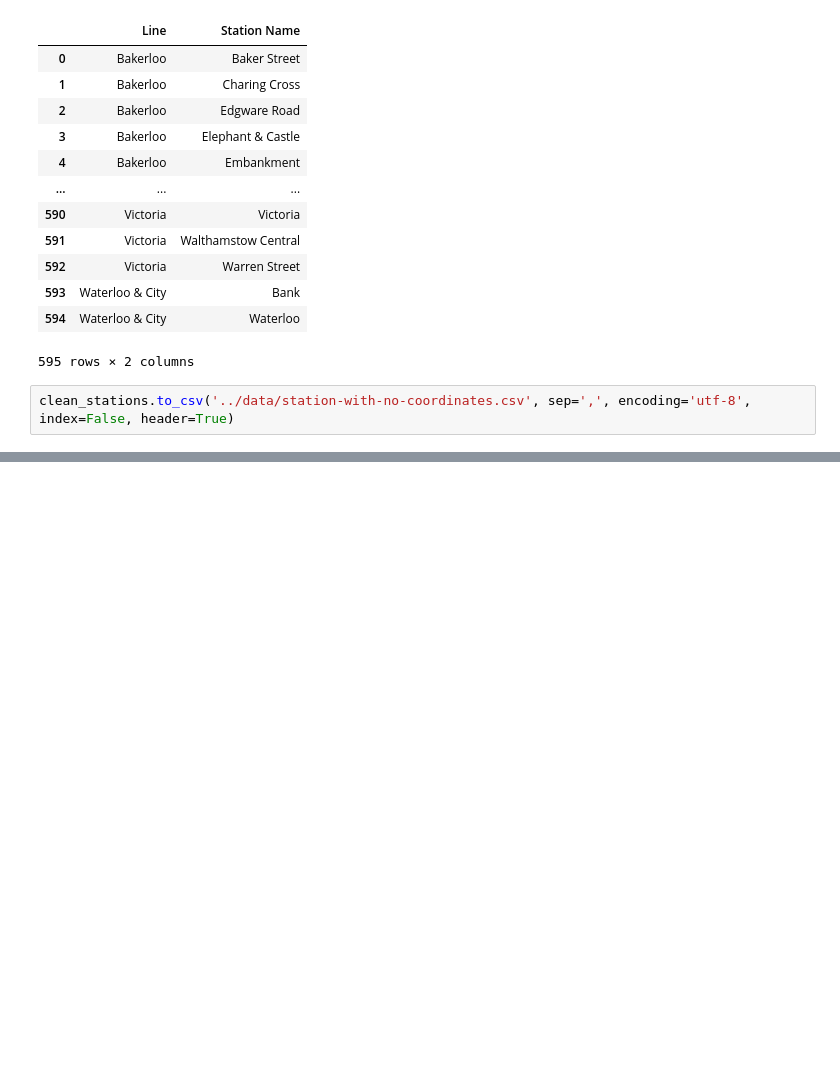
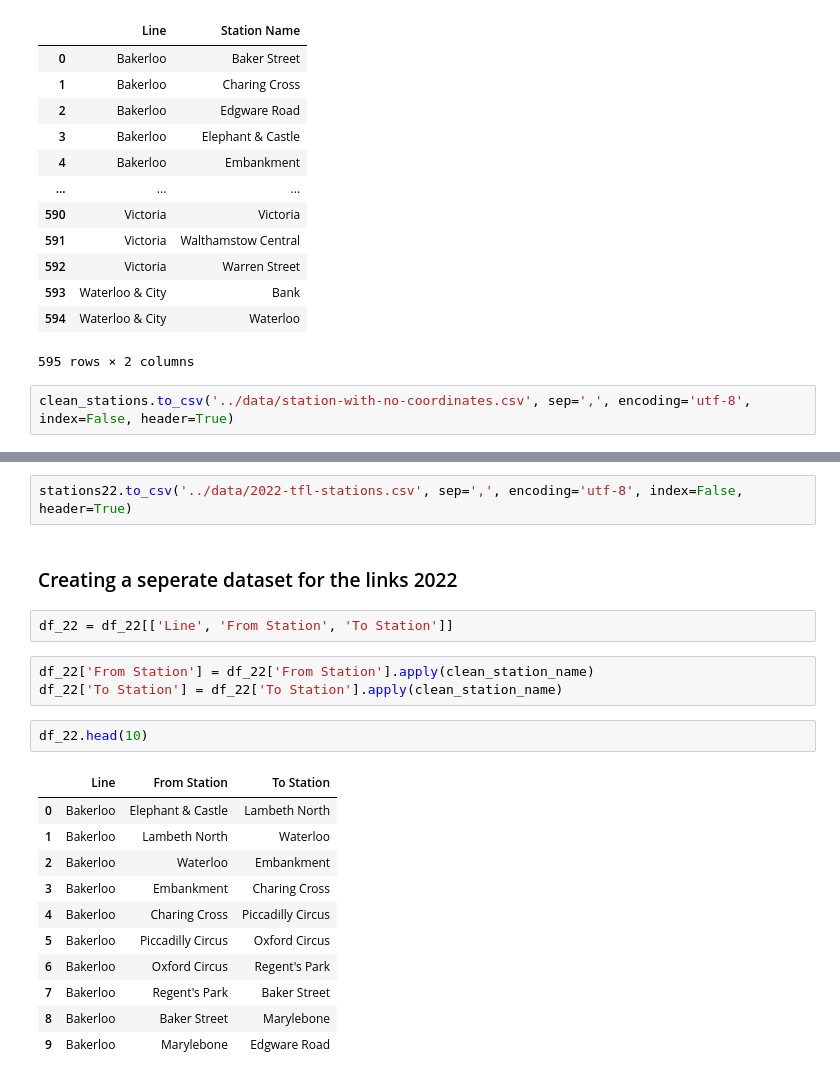
Before and after one commit to AimanxxAnsari/analysis-of-tfl-data, a Jupyter notebook: python-notebooks/draft-data-cleaning.ipynb, the cells around one changed output, grey strips where cells are left out. Saved outputs shown, nothing was run; the diff lists cells and outputs as text; blank space fills up the shorter version.

```diff
--- a/python-notebooks/draft-data-cleaning.ipynb
+++ b/python-notebooks/draft-data-cleaning.ipynb
@@ -74,0 +107,23 @@ clean_stations.to_csv('../data/station-with-no-coordinates.csv', sep=',', encodi
+# %%
+stations22.to_csv('../data/2022-tfl-stations.csv', sep=',', encoding='utf-8', index=False, header=True)
+# %% [markdown]
+### Creating a seperate dataset for the links 2022
+# %%
+df_22 = df_22[['Line', 'From Station', 'To Station']]
+# %%
+df_22['From Station'] = df_22['From Station'].apply(clean_station_name)
+df_22['To Station'] = df_22['To Station'].apply(clean_station_name)
+# %%
+df_22.head(10)
+# %% [output]
+|  | Line | From Station | To Station |
+| 0 | Bakerloo | Elephant & Castle | Lambeth North |
+| 1 | Bakerloo | Lambeth North | Waterloo |
+| 2 | Bakerloo | Waterloo | Embankment |
+| 3 | Bakerloo | Embankment | Charing Cross |
+| 4 | Bakerloo | Charing Cross | Piccadilly Circus |
+| 5 | Bakerloo | Piccadilly Circus | Oxford Circus |
+| 6 | Bakerloo | Oxford Circus | Regent's Park |
+| 7 | Bakerloo | Regent's Park | Baker Street |
+| 8 | Bakerloo | Baker Street | Marylebone |
+| 9 | Bakerloo | Marylebone | Edgware Road |
```
Also changed, not shown: parts of 10 cells of this notebook, 4 other files.
